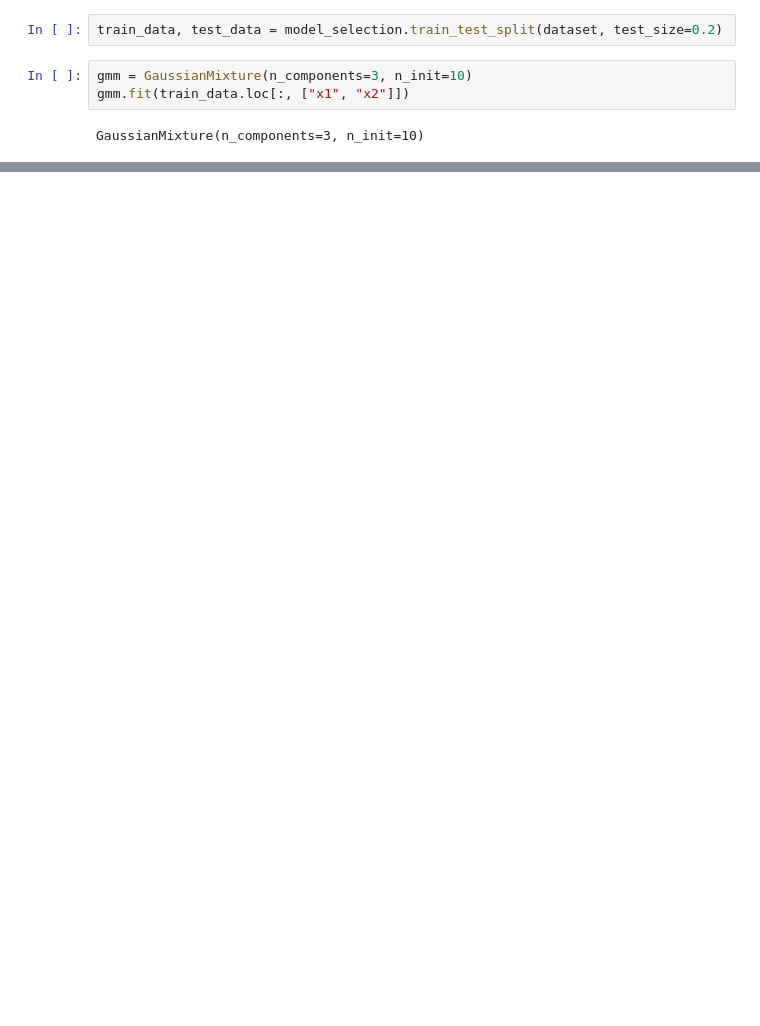
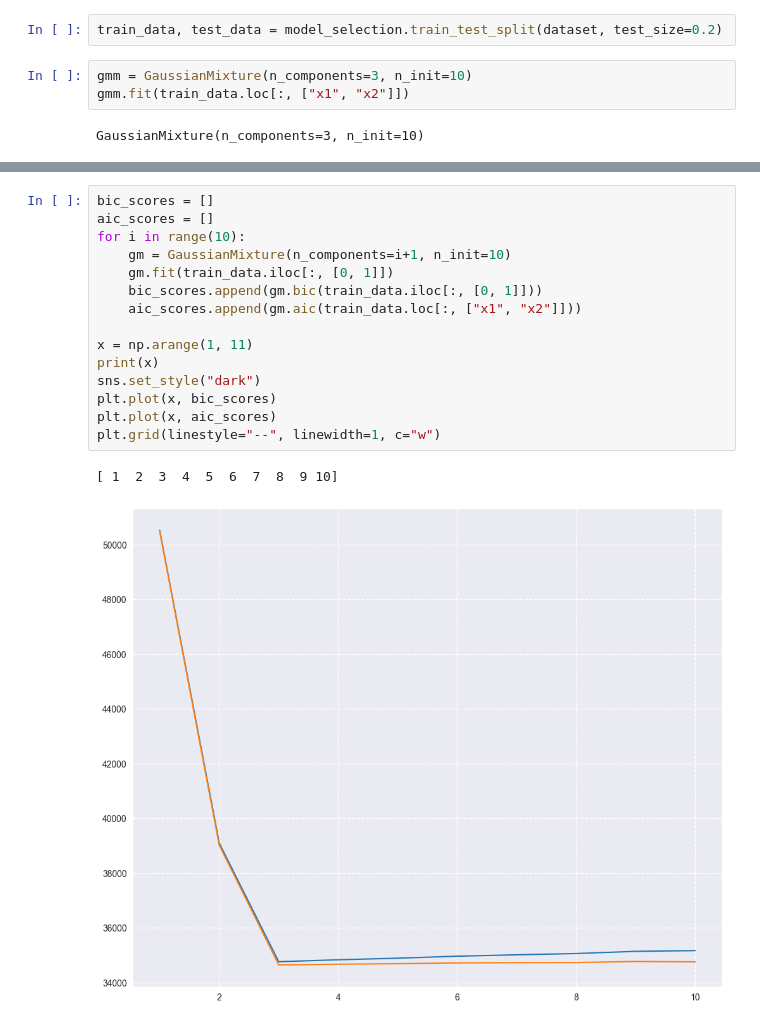
Before and after one commit to parth-shastri/Mixture-Density-Networks, a Jupyter notebook: GMM.ipynb, the cells around one changed output, grey strips where cells are left out. Drawn from its saved outputs; the diff is of its cells as text; blank space fills up the shorter version.

```diff
--- a/GMM.ipynb
+++ b/GMM.ipynb
@@ -61,0 +84,18 @@ n_iters:  7
+# %%
+bic_scores = []
+aic_scores = []
+for i in range(10):
+    gm = GaussianMixture(n_components=i+1, n_init=10)
+    gm.fit(train_data.iloc[:, [0, 1]])
+    bic_scores.append(gm.bic(train_data.iloc[:, [0, 1]]))
+    aic_scores.append(gm.aic(train_data.loc[:, ["x1", "x2"]]))
+
+x = np.arange(1, 11)
+print(x)
+sns.set_style("dark")
+plt.plot(x, bic_scores)
+plt.plot(x, aic_scores)
+plt.grid(linestyle="--", linewidth=1, c="w")
+# %% [output]
+[ 1  2  3  4  5  6  7  8  9 10]
+[figure, added]
```
Also changed, not shown: parts of 3 cells of this notebook.
